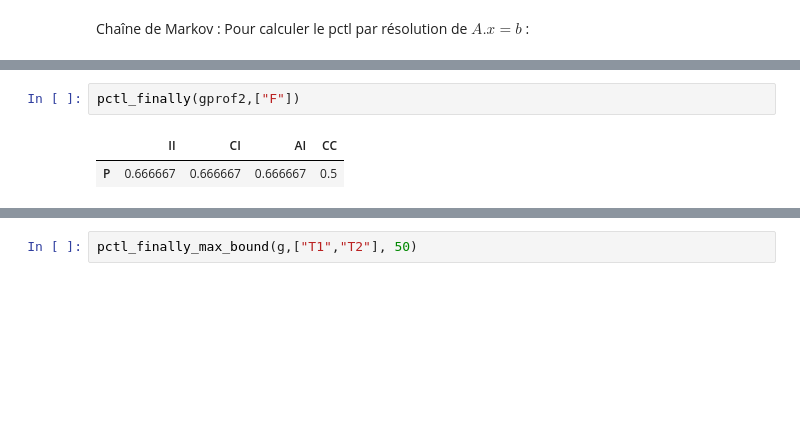
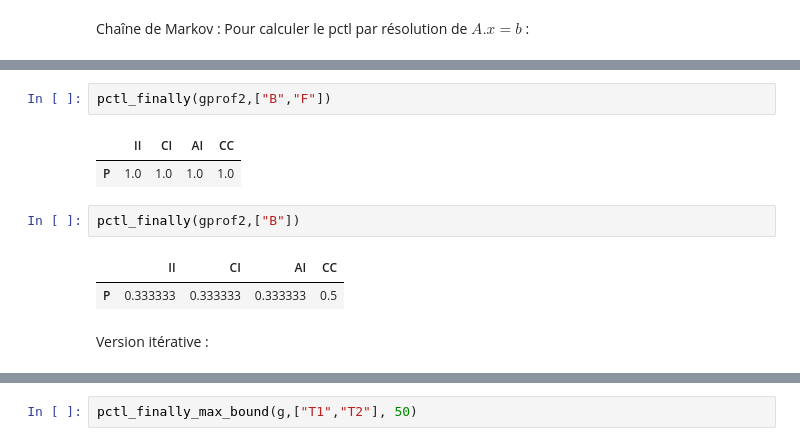
Before and after one commit to Tijoxa/MDP-parser, a Jupyter notebook: demonstration.ipynb, the cells around one changed output, grey strips where cells are left out. Drawn from its saved outputs; the diff is of its cells as text; blank space fills up the shorter version.

```diff
--- a/demonstration.ipynb
+++ b/demonstration.ipynb
@@ -46,5 +50,12 @@ Chaîne de Markov : Pour calculer le pctl par résolution de $A . x = b$ :
 # %%
-pctl_finally(gprof2,["F"])
+pctl_finally(gprof2,["B","F"])
 # %% [output]
 |  | II | CI | AI | CC |
-| P | 0.666667 | 0.666667 | 0.666667 | 0.5 |
+| P | 1.0 | 1.0 | 1.0 | 1.0 |
+# %%
+pctl_finally(gprof2,["B"])
+# %% [output]
+|  | II | CI | AI | CC |
+| P | 0.333333 | 0.333333 | 0.333333 | 0.5 |
+# %% [markdown]
+Version itérative :
```
Also changed, not shown: parts of 28 cells of this notebook.
